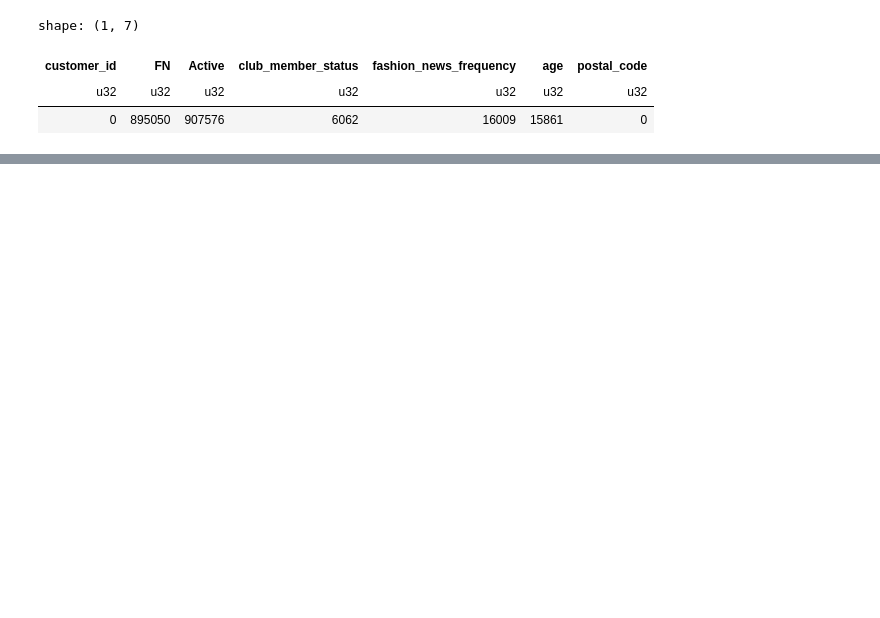
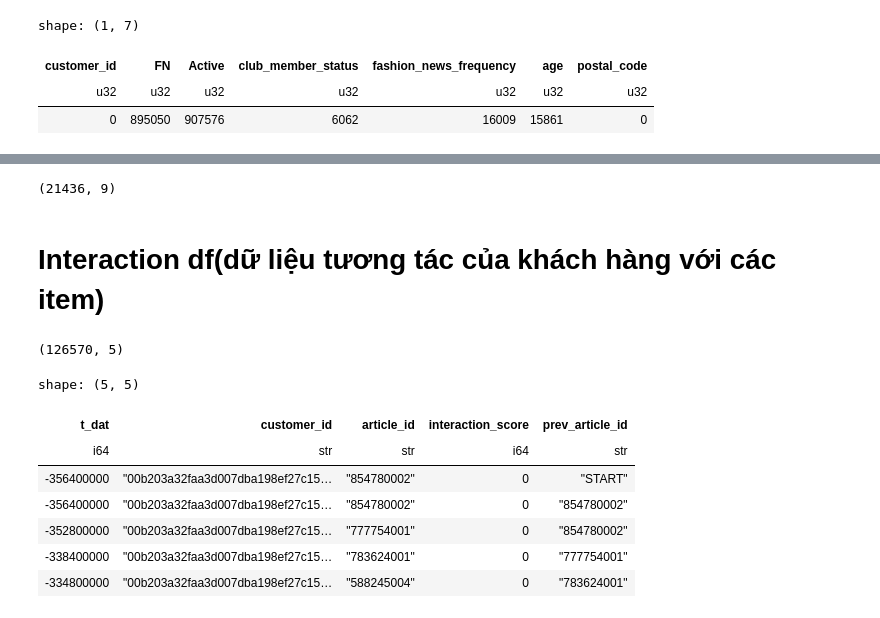
Before and after one commit to dsfsdfsfd/Recsys, a Jupyter notebook: notebooks/1_computing_features.ipynb, the cells around one changed output, grey strips where cells are left out. Drawn from its saved outputs; the diff is of its cells as text; code cells hidden in the pictures; blank space fills up the shorter version.

```diff
--- a/notebooks/1_computing_features.ipynb
+++ b/notebooks/1_computing_features.ipynb
@@ -169,0 +195,13 @@ customers_df = compute_features_articles
+# %%
+sampler = DatasetSampler(size=setting.CUSTOM_DATA_SIZE)
+dataset_subset = sampler.sample(
+    customers_df=customers_df, transations_df=transactions_df
+)
+customers_df = dataset_subset["customers"]
+transactions_df = dataset_subset["transactions"]
+# %%
+transactions_df.shape
+# %% [output]
+(21436, 9)
+# %% [markdown]
+# Interaction df(dữ liệu tương tác của khách hàng với các item)
@@ -169,0 +210,16 @@ customers_df = compute_features_articles
+# %%
+interaction_df = generate_interaction_data(transactions_df)
+interaction_df.shape
+# %% [output]
+(126570, 5)
+# %%
+interaction_df.head()
+# %% [output]
+shape: (5, 5)
+| t_dat | customer_id | article_id | interaction_score | prev_article_id |
+| i64 | str | str | i64 | str |
+| -356400000 | "00b203a32faa3d007dba198ef27c15… | "854780002" | 0 | "START" |
+| -356400000 | "00b203a32faa3d007dba198ef27c15… | "854780002" | 0 | "854780002" |
+| -352800000 | "00b203a32faa3d007dba198ef27c15… | "777754001" | 0 | "854780002" |
+| -338400000 | "00b203a32faa3d007dba198ef27c15… | "783624001" | 0 | "777754001" |
+| -334800000 | "00b203a32faa3d007dba198ef27c15… | "588245004" | 0 | "783624001" |
```
Also changed, not shown: parts of 19 cells of this notebook, 9 other files.
